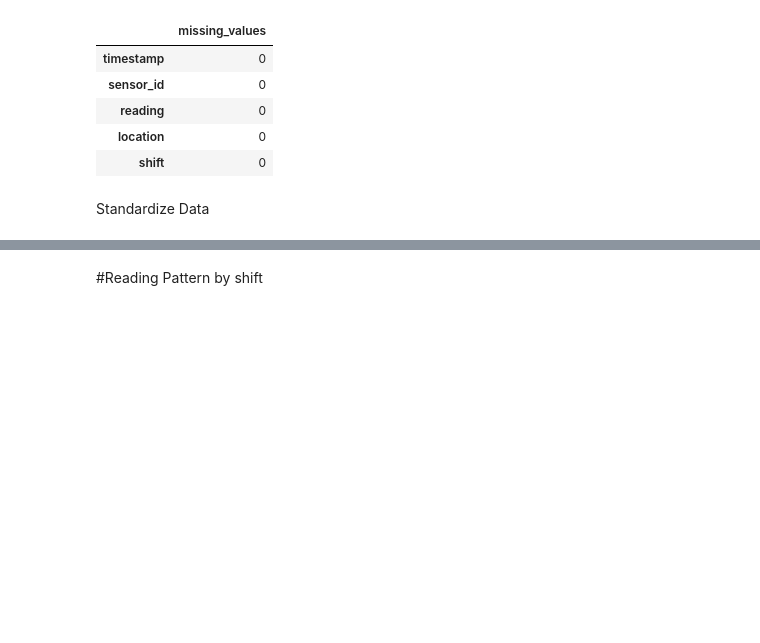
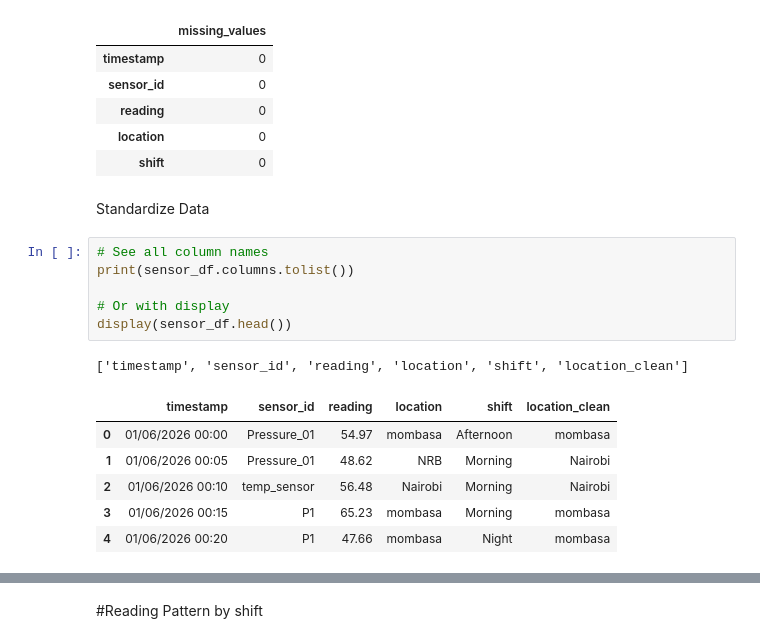
Before and after one commit to Ingrido-20/Data_Analytics_Week_2, a Jupyter notebook: Data_processing.ipynb, the cells around one changed output, grey strips where cells are left out. Cells and saved outputs as stored; diff of their text form; blank space fills up the shorter version.

```diff
--- a/Data_processing.ipynb
+++ b/Data_processing.ipynb
@@ -139,6 +139,20 @@ sensor_df.isna().sum().to_frame(name='missing_values')
 | shift | 0 |
 # %% [markdown]
 Standardize Data
+# %%
+# See all column names
+print(sensor_df.columns.tolist())
+
+# Or with display
+display(sensor_df.head())
+# %% [output]
+['timestamp', 'sensor_id', 'reading', 'location', 'shift', 'location_clean']
+|  | timestamp | sensor_id | reading | location | shift | location_clean |
+| 0 | 01/06/2026 00:00 | Pressure_01 | 54.97 | mombasa | Afternoon | mombasa |
+| 1 | 01/06/2026 00:05 | Pressure_01 | 48.62 | NRB | Morning | Nairobi |
+| 2 | 01/06/2026 00:10 | temp_sensor | 56.48 | Nairobi | Morning | Nairobi |
+| 3 | 01/06/2026 00:15 | P1 | 65.23 | mombasa | Morning | mombasa |
+| 4 | 01/06/2026 00:20 | P1 | 47.66 | mombasa | Night | mombasa |
 # %%
 sensor_df['location_clean'] = sensor_df['location'].replace({
     'MBA': 'Mombasa',
```
Also changed, not shown: parts of 4 cells of this notebook.
